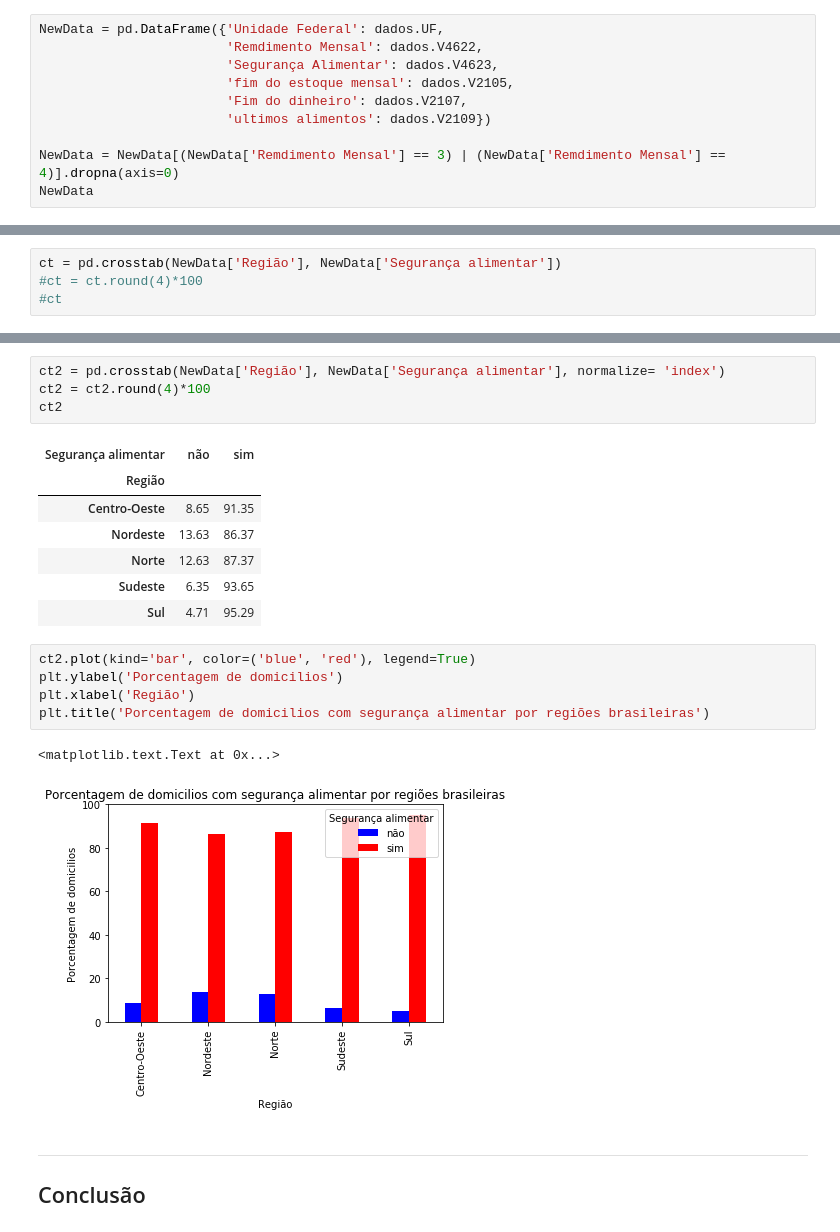
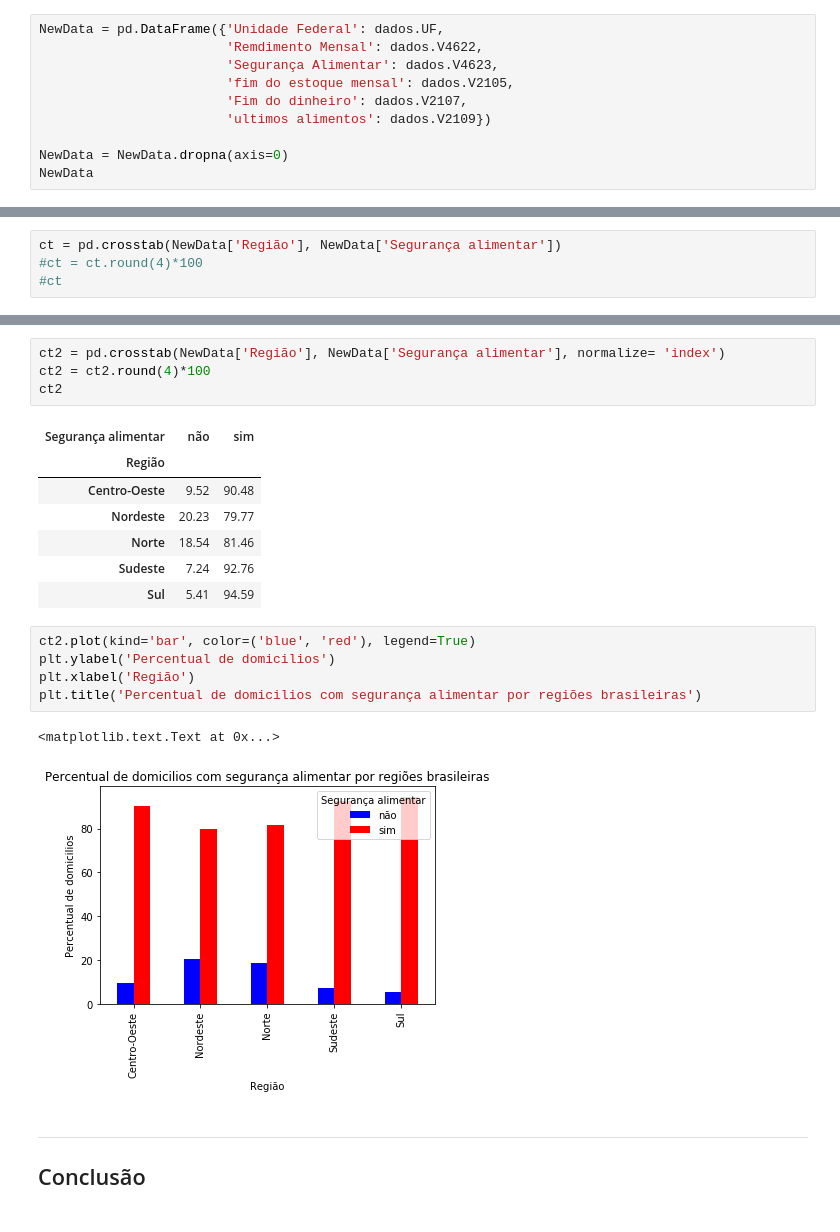
Before and after one commit to Juliano-Nassar/CienciaDosDados, a Jupyter notebook: Projeto1 Layout.ipynb, the cells around one changed output, grey strips where cells are left out. Drawn from its saved outputs; the diff is of its cells as text.

Commit message:
Add graphs and crosstables

```diff
--- a/Projeto1 Layout.ipynb
+++ b/Projeto1 Layout.ipynb
@@ -43,7 +43,7 @@ NewData = pd.DataFrame({'Unidade Federal': dados.UF,
                         'Fim do dinheiro': dados.V2107,
                         'ultimos alimentos': dados.V2109})
 
-NewData = NewData[(NewData['Remdimento Mensal'] == 3) | (NewData['Remdimento Mensal'] == 4)].dropna(axis=0)
+NewData = NewData.dropna(axis=0)
 NewData
 # %% [output]
 |  | Fim do dinheiro | Remdimento Mensal | Segurança Alimentar | Unidade Federal | fim do estoque mensal | ... |
@@ -164,19 +164,19 @@ ct2
 # %% [output]
 | Segurança alimentar | não | sim |
 | Região |  |  |
-| Centro-Oeste | 8.65 | 91.35 |
-| Nordeste | 13.63 | 86.37 |
-| Norte | 12.63 | 87.37 |
-| Sudeste | 6.35 | 93.65 |
-| Sul | 4.71 | 95.29 |
+| Centro-Oeste | 9.52 | 90.48 |
+| Nordeste | 20.23 | 79.77 |
+| Norte | 18.54 | 81.46 |
+| Sudeste | 7.24 | 92.76 |
+| Sul | 5.41 | 94.59 |
 # %%
 ct2.plot(kind='bar', color=('blue', 'red'), legend=True)
-plt.ylabel('Porcentagem de domicilios')
+plt.ylabel('Percentual de domicilios')
 plt.xlabel('Região')
-plt.title('Porcentagem de domicilios com segurança alimentar por regiões brasileiras')
+plt.title('Percentual de domicilios com segurança alimentar por regiões brasileiras')
 # %% [output]
 <matplotlib.text.Text at 0x...>
-[figure, old version]
+[figure, new version]
 # %% [markdown]
 ___
 ## Conclusão
```
Also changed, not shown: parts of 8 cells of this notebook.
